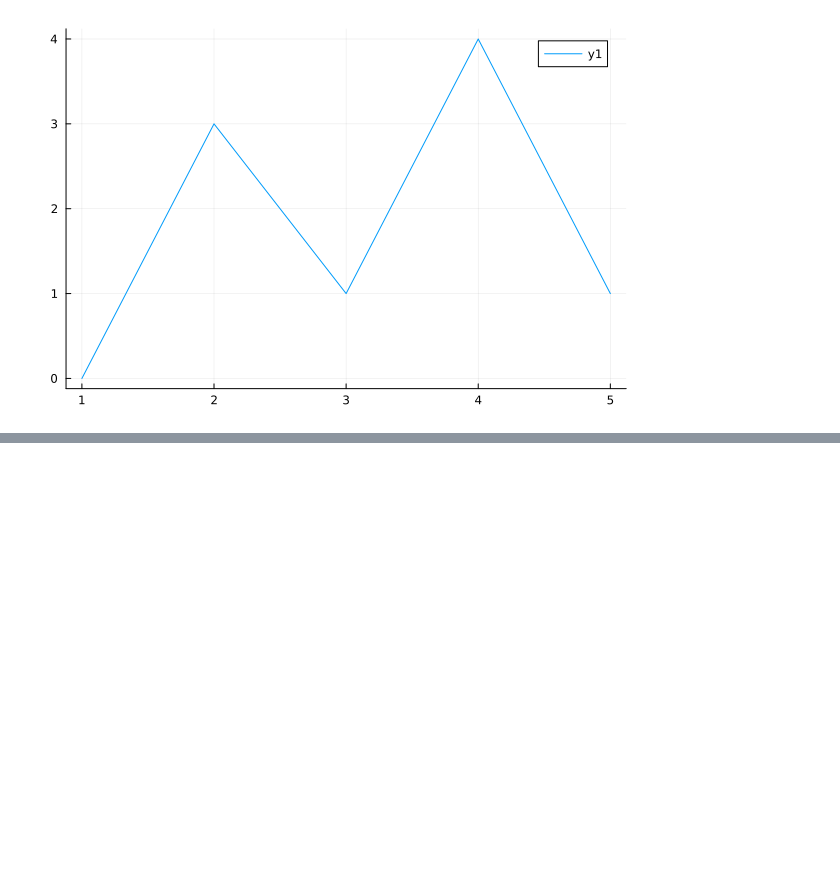
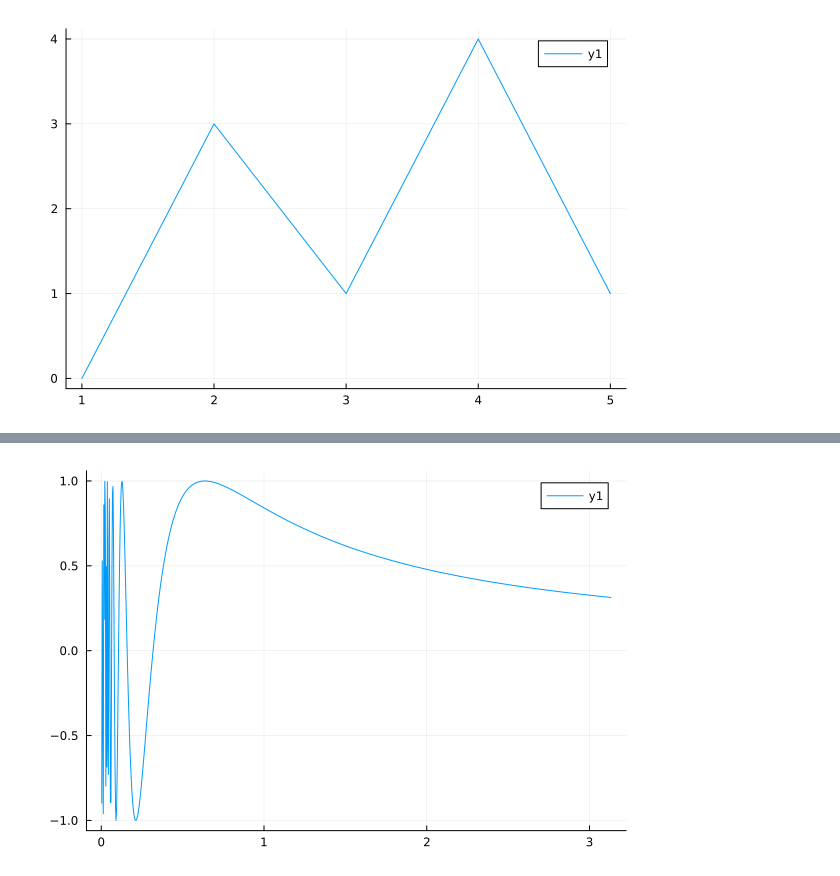
Before and after one commit to damiansp/julia, a Jupyter notebook: practical/04_plotting/plots.ipynb, the cells around one changed output, grey strips where cells are left out. Drawn from its saved outputs; the diff is of its cells as text; code cells hidden in the pictures; blank space fills up the shorter version.

```diff
--- a/practical/04_plotting/plots.ipynb
+++ b/practical/04_plotting/plots.ipynb
@@ -38,0 +45,6 @@ plot([0, 3, 1, 4, 1])
+# %%
+n = 3.13159
+x = n / 1000:n / 1000:n
+plot(x, f.(x))
+# %% [output]
+[figure, added]
```
Also changed, not shown: parts of 4 cells of this notebook.
